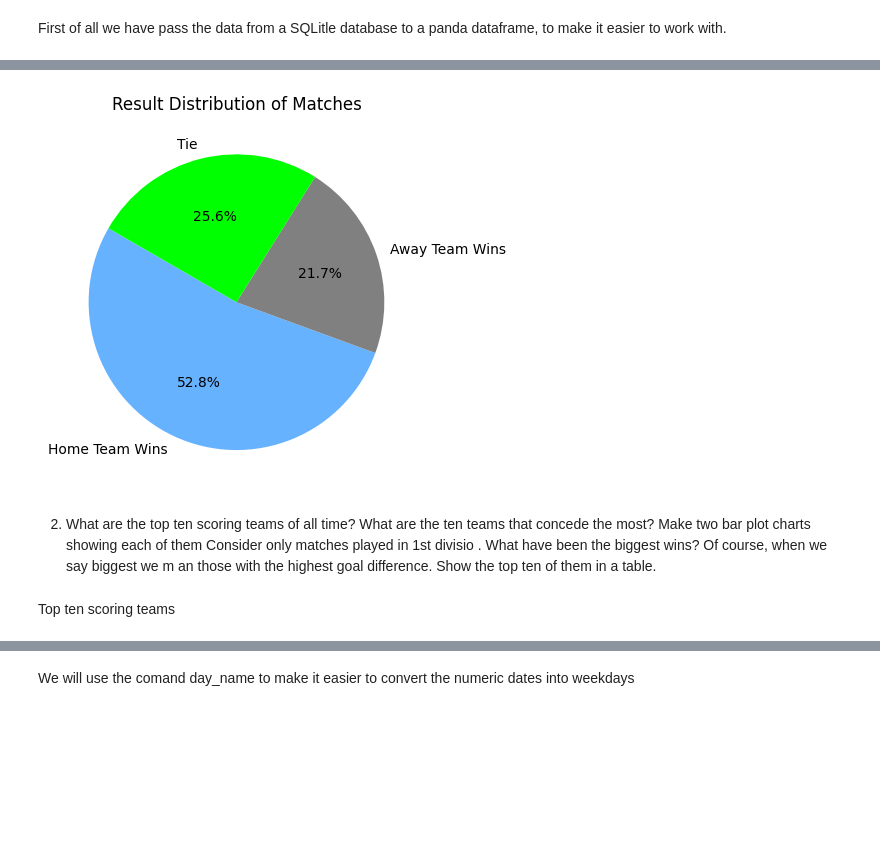
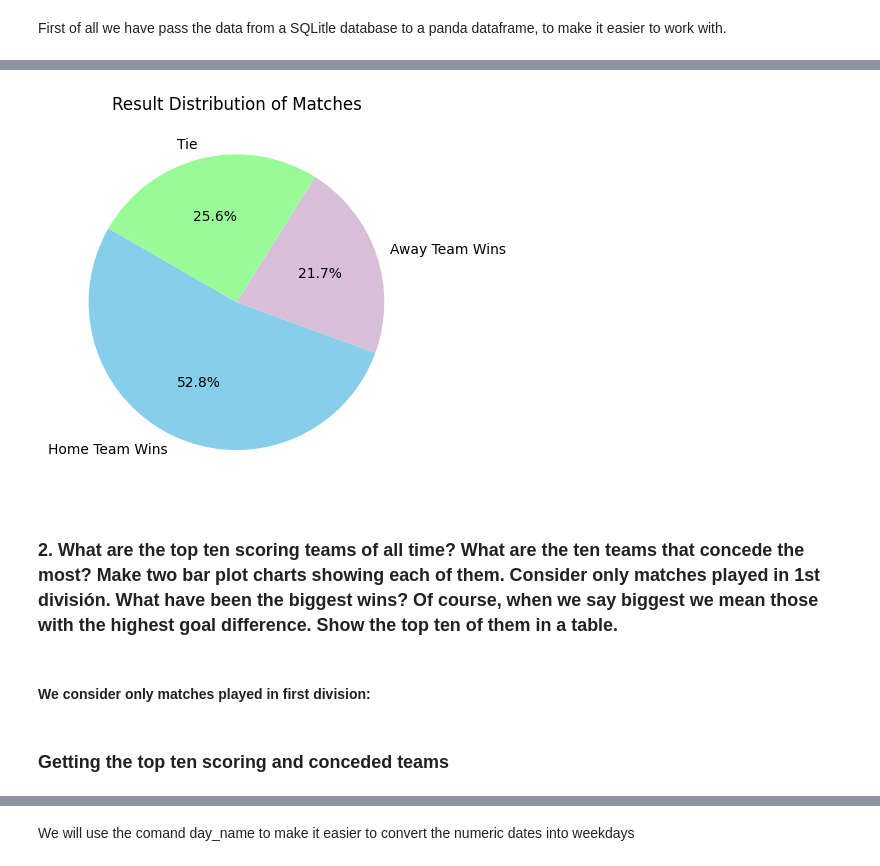
Before and after one commit to AleixF78/quiniela, a Jupyter notebook: analysis/LaLiga.ipynb, the cells around one changed output, grey strips where cells are left out. Saved outputs shown, nothing was run; the diff lists cells and outputs as text; code cells hidden in the pictures; blank space fills up the shorter version.

```diff
--- a/analysis/LaLiga.ipynb
+++ b/analysis/LaLiga.ipynb
@@ -52,27 +46,27 @@ def process_and_filter_data(input_df):
     filtered_score_df['away_score'] = split_scores[1]
     return filtered_score_df
 # %%
+# We process the raw data into df_1
 df_1=process_and_filter_data(df)
 
+# We separate the matches depending who won
 home_wins = len(df_1[df_1['home_score'] > df_1['away_score']]) #The home team wins
 away_wins = len(df_1[df_1['away_score'] > df_1['home_score']]) #The away team wins
 ties = len(df_1[df_1['home_score'] == df_1['away_score']]) #It is a tie
 
 # With all the data, we create a pie chart:
-colors = ['#66B2FF', '#808080', '#00FF00'] #Change the colors please, I don't like any of them.
+colors = ['#87CEEB', '#D8BFD8', '#98FB98'] #Change the colors please, I don't like any of them.
 labels = 'Home Team Wins', 'Away Team Wins', 'Tie'
 Results = [home_wins, away_wins, ties]
 
 plt.pie(Results, labels=labels, autopct='%1.1f%%', startangle=150, colors=colors)
 
 plt.title("Result Distribution of Matches")
 plt.show()
 # %% [output]
-[figure, old version]
+[figure, new version]
 # %% [markdown]
-2. What are the top ten scoring teams of all time? What are the ten teams
-that concede the most? Make two bar plot charts showing each of them
-Consider only matches played in 1st divisio .
-What have been the biggest wins? Of course, when we say biggest we m an
-those with the highest goal difference. Show the top ten of them in a table.
+### 2. What are the top ten scoring teams of all time? What are the ten teams  that concede the most? Make two bar plot charts showing each of them. Consider only matches played in 1st división. What have been the biggest wins? Of course, when we say biggest we mean those with the highest goal difference. Show the top ten of them in a table.
+# %% [markdown]
+#### We consider only matches played in first division:
 # %%
@@ -81,2 +116,2 @@ first_division_matches = df[df['division'] == 1]
 # %% [markdown]
-Top ten scoring teams
+### Getting the top ten scoring and conceded teams
```
Also changed, not shown: parts of 41 cells of this notebook, 32 other files.
